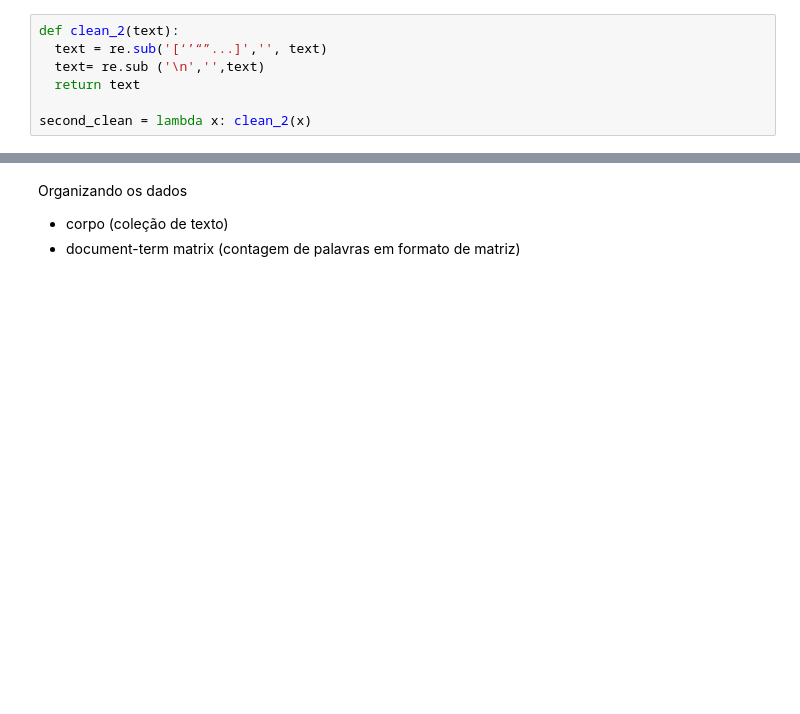
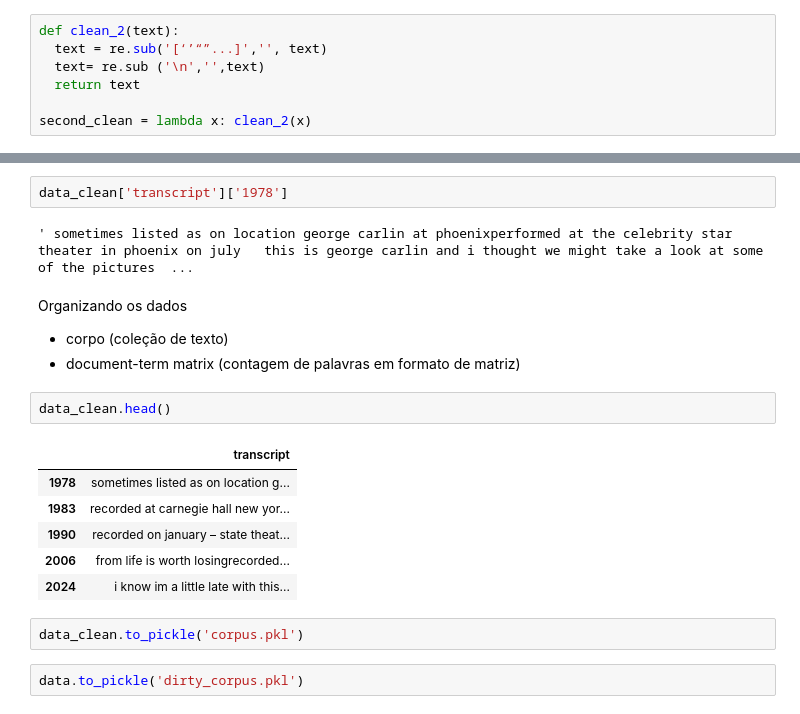
Before and after one commit to IanPerigoVianna/George_Carlin_NLP, a Jupyter notebook: NLP_Project.ipynb, the cells around one changed output, grey strips where cells are left out. Saved outputs shown, nothing was run; the diff lists cells and outputs as text; blank space fills up the shorter version.

```diff
--- a/NLP_Project.ipynb
+++ b/NLP_Project.ipynb
@@ -149,4 +147,21 @@ data_clean
+# %%
+data_clean['transcript']['1978']
+# %% [output]
+' sometimes listed as on location george carlin at phoenixperformed at the celebrity star theater in phoenix on july   this is george carlin and i thought we might take a look at some of the pictures  ...
 # %% [markdown]
 Organizando os dados
 - corpo (coleção de texto)
 - document-term matrix (contagem de palavras em formato de matriz)
+# %%
+data_clean.head()
+# %% [output]
+|  | transcript |
+| 1978 | sometimes listed as on location g... |
+| 1983 | recorded at carnegie hall new yor... |
+| 1990 | recorded on january – state theat... |
+| 2006 | from life is worth losingrecorded... |
+| 2024 | i know im a little late with this... |
+# %%
+data_clean.to_pickle('corpus.pkl')
+# %%
+data.to_pickle('dirty_corpus.pkl')
```
Also changed, not shown: parts of 32 cells of this notebook.
